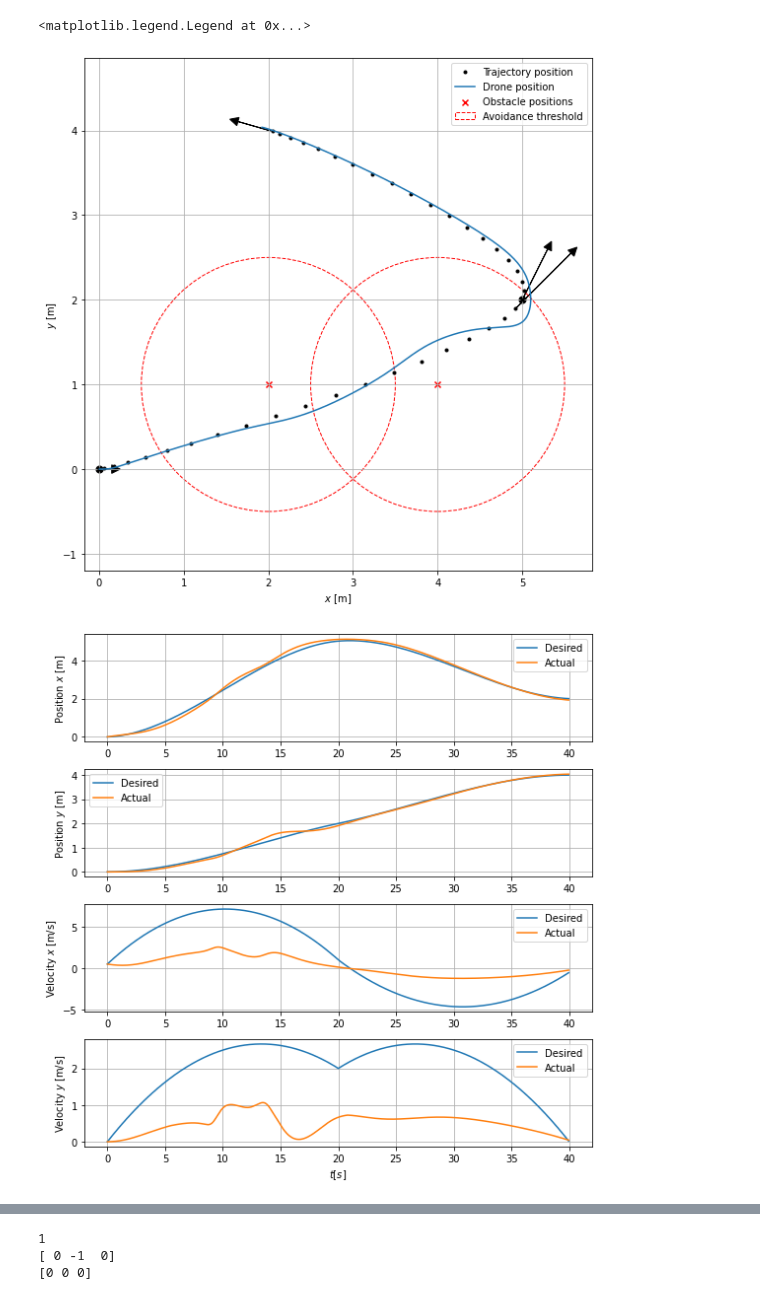
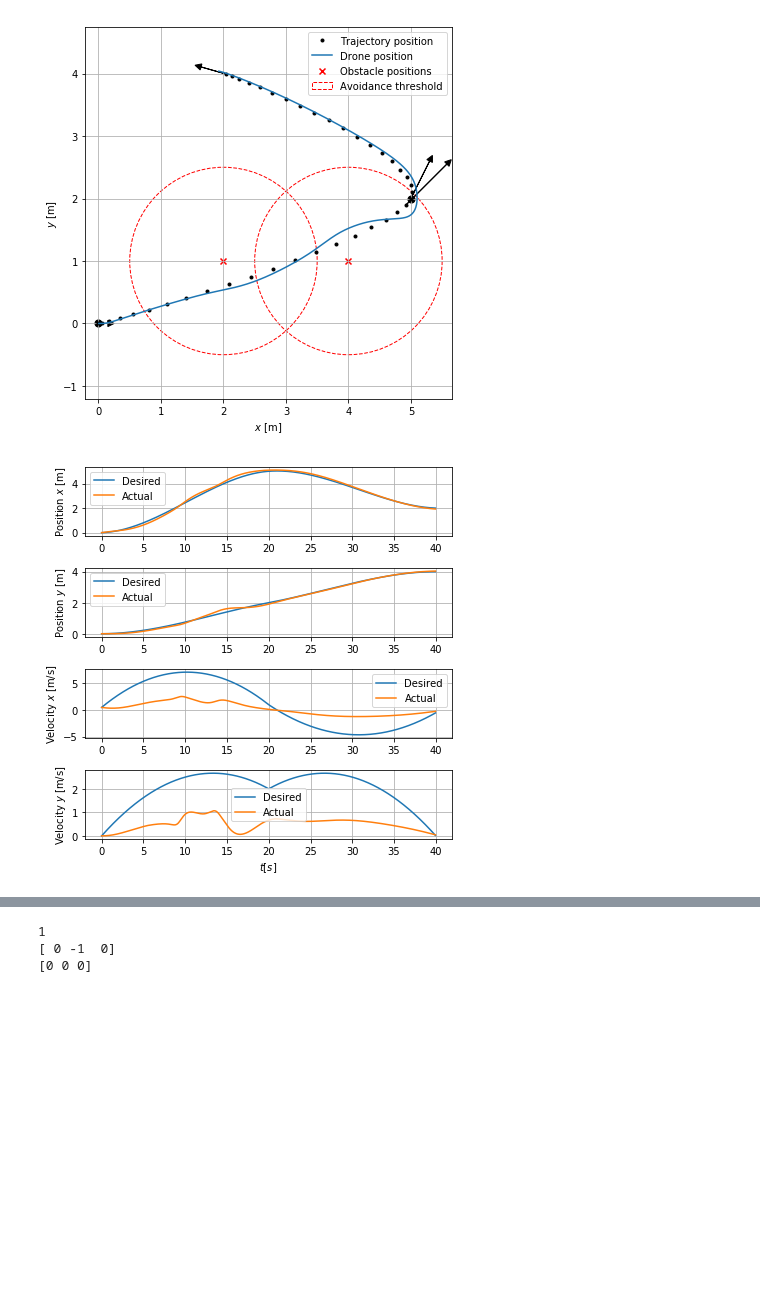
Before and after one commit to 3zuli/drone_trajectory_notebooks, a Jupyter notebook: hermite_spline_with_avoidance.ipynb, the cells around one changed output, grey strips where cells are left out. Saved outputs shown, nothing was run; the diff lists cells and outputs as text; code cells hidden in the pictures; blank space fills up the shorter version.

```diff
--- a/hermite_spline_with_avoidance.ipynb
+++ b/hermite_spline_with_avoidance.ipynb
@@ -237,9 +237,12 @@ print(drone.x.shape, drone.v.shape)
 print(drone.x_traj.shape, drone.v_traj.shape)
 
 #### Plots
-figsize = (8, 8)
+figsize = (6, 6)
 vscale = 0.3
 save_pdf = False
+testcase = ""
+# testcase = "_ko5"
+# testcase = "_ko10"
 
 # XY view
 plt.figure(figsize=figsize)
@@ -276,10 +279,10 @@ plt.legend(handles=[h_hspline, h_dronepos, h_obstacles, h_avoidance],
                    'Obstacle positions',
                    'Avoidance threshold'])
 plt.tight_layout()
-if save_pdf: savefig("plots/avoidance_xy")
+if save_pdf: savefig("plots/avoidance_xy{}".format(testcase))
 
 
-plt.figure(figsize=(8,8))
+plt.figure(figsize=(6,6))
 plt.subplot(411)
 plt.grid(True)
 plt.plot(drone.t, drone.x_traj[:, 0], label='Desired')
@@ -312,10 +315,10 @@ plt.xlabel('$t [s]$')
 plt.ylabel('Velocity $y$ [m/s]')
 plt.legend()
 plt.tight_layout()
-if save_pdf: savefig("plots/avoidance_t")
+if save_pdf: savefig("plots/avoidance_t{}".format(testcase))
 
 # Acceleration control input
-plt.figure(figsize=(8,4))
+plt.figure(figsize=(6,3))
 plt.grid(True)
 plt.plot(drone.t, drone.a[:, 0], label='$x$')
 plt.plot(drone.t, drone.a[:, 1], label='$y$')
@@ -345,3 +339,2 @@ The PostScript backend does not support transparency; partially transparent arti
-<matplotlib.legend.Legend at 0x...>
-[figure, old version]
+[figure, new version]
-[figure, old version]
+[figure, new version]
```
Also changed, not shown: parts of 4 cells of this notebook, 26 other files.
